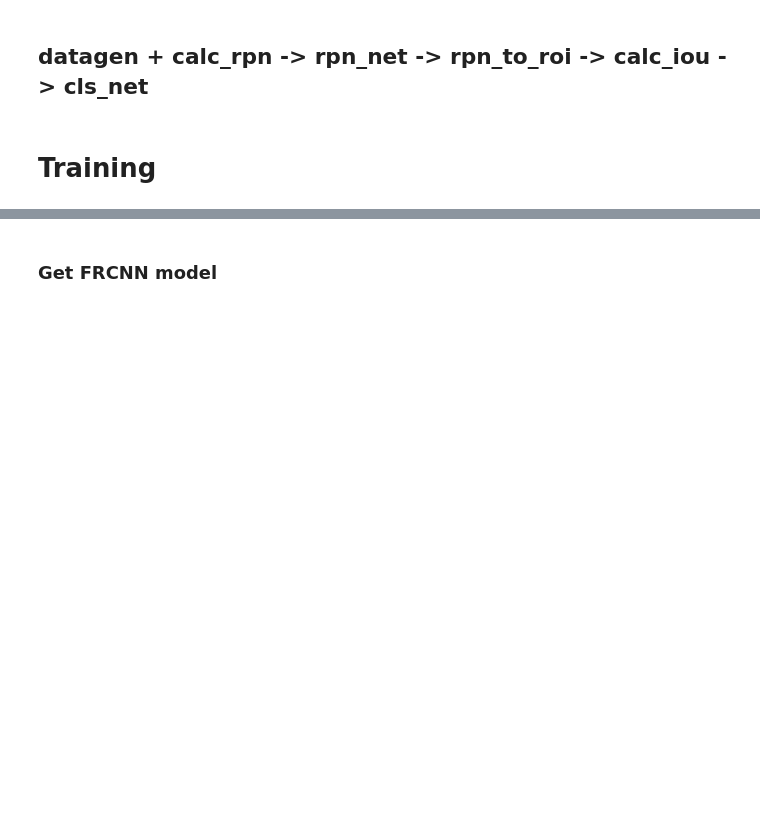
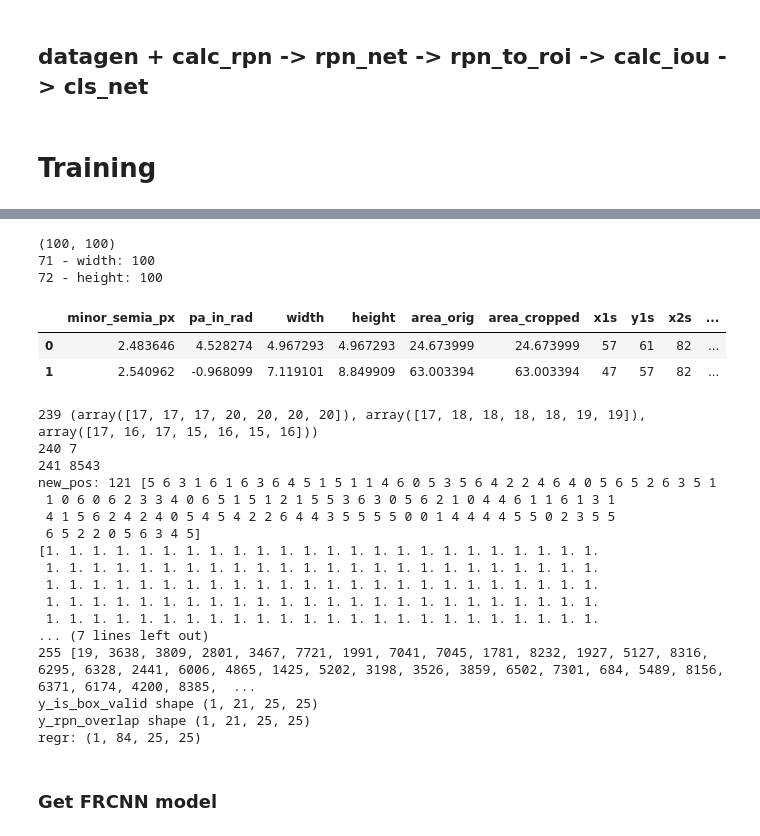
Before and after one commit to Lorenz92/SKADC1, a Jupyter notebook: main.ipynb, the cells around one changed output, grey strips where cells are left out. Saved outputs shown, nothing was run; the diff lists cells and outputs as text; code cells hidden in the pictures; blank space fills up the shorter version.

```diff
--- a/main.ipynb
+++ b/main.ipynb
@@ -94,3 +174,35 @@ ska_dataset.split_train_val(random_state=42, val_portion=0.2)
+# %%
+# Debugging
+
+train_patch_list = ska_dataset.train_patch_list
+patches_folder_path=config.TRAIN_PATCHES_FOLDER
+
+train_datagen = prep.get_anchor_gt(patches_folder_path, ['20_16396_16729_20'], backbone, pixel_mean=None)
+image, [y_rpn_cls_true, y_rpn_reg_true], img_data_aug, _, _, patch_id = next(train_datagen)
+# %% [output]
+(100, 100)
+71 - width: 100
+72 - height: 100
+|  | minor_semia_px | pa_in_rad | width | height | area_orig | area_cropped | x1s | y1s | x2s | ... |
+| 0 | 2.483646 | 4.528274 | 4.967293 | 4.967293 | 24.673999 | 24.673999 | 57 | 61 | 82 | ... |
+| 1 | 2.540962 | -0.968099 | 7.119101 | 8.849909 | 63.003394 | 63.003394 | 47 | 57 | 82 | ... |
+239 (array([17, 17, 17, 20, 20, 20, 20]), array([17, 18, 18, 18, 18, 19, 19]), array([17, 16, 17, 15, 16, 15, 16]))
+240 7
+241 8543
+new_pos: 121 [5 6 3 1 6 1 6 3 6 4 5 1 5 1 1 4 6 0 5 3 5 6 4 2 2 4 6 4 0 5 6 5 2 6 3 5 1
+ 1 0 6 0 6 2 3 3 4 0 6 5 1 5 1 2 1 5 5 3 6 3 0 5 6 2 1 0 4 4 6 1 1 6 1 3 1
+ 4 1 5 6 2 4 2 4 0 5 4 5 4 2 2 6 4 4 3 5 5 5 5 0 0 1 4 4 4 4 5 5 0 2 3 5 5
+ 6 5 2 2 0 5 6 3 4 5]
+[1. 1. 1. 1. 1. 1. 1. 1. 1. 1. 1. 1. 1. 1. 1. 1. 1. 1. 1. 1. 1. 1. 1. 1.
+ 1. 1. 1. 1. 1. 1. 1. 1. 1. 1. 1. 1. 1. 1. 1. 1. 1. 1. 1. 1. 1. 1. 1. 1.
+ 1. 1. 1. 1. 1. 1. 1. 1. 1. 1. 1. 1. 1. 1. 1. 1. 1. 1. 1. 1. 1. 1. 1. 1.
+ 1. 1. 1. 1. 1. 1. 1. 1. 1. 1. 1. 1. 1. 1. 1. 1. 1. 1. 1. 1. 1. 1. 1. 1.
+ 1. 1. 1. 1. 1. 1. 1. 1. 1. 1. 1. 1. 1. 1. 1. 1. 1. 1. 1. 1. 1. 1. 1. 1.
+... (7 lines left out)
+255 [19, 3638, 3809, 2801, 3467, 7721, 1991, 7041, 7045, 1781, 8232, 1927, 5127, 8316, 6295, 6328, 2441, 6006, 4865, 1425, 5202, 3198, 3526, 3859, 6502, 7301, 684, 5489, 8156, 6371, 6174, 4200, 8385,  ...
+y_is_box_valid shape (1, 21, 25, 25)
+y_rpn_overlap shape (1, 21, 25, 25)
+regr: (1, 84, 25, 25)
 # %% [markdown]
 ### Get FRCNN model
 # %%
```
Also changed, not shown: parts of 19 cells of this notebook, 8 other files.
